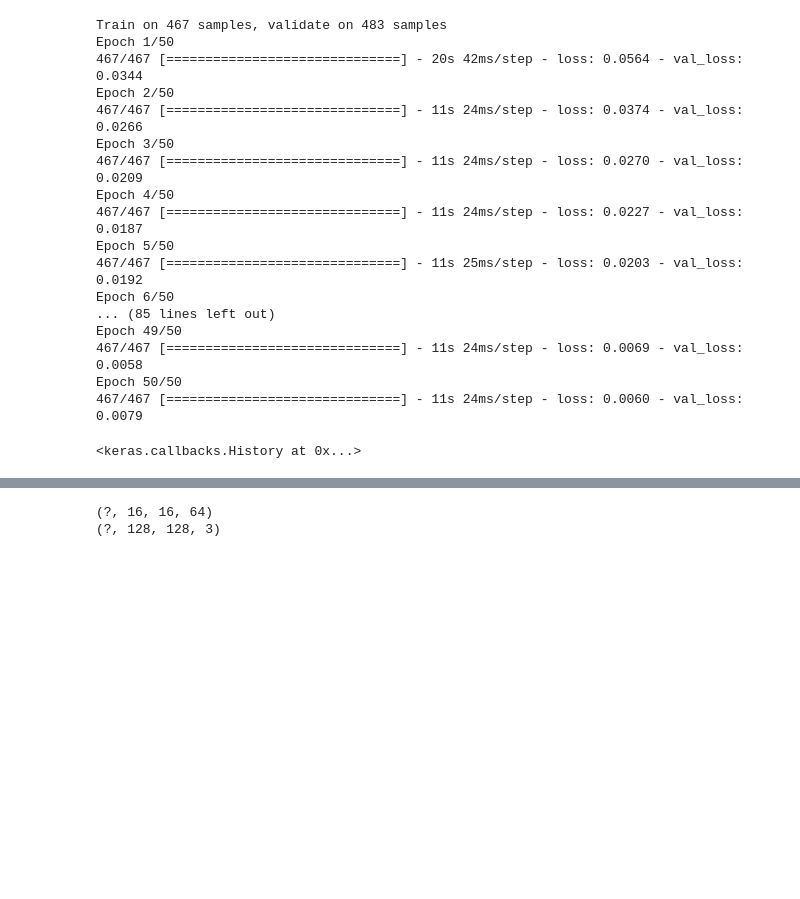
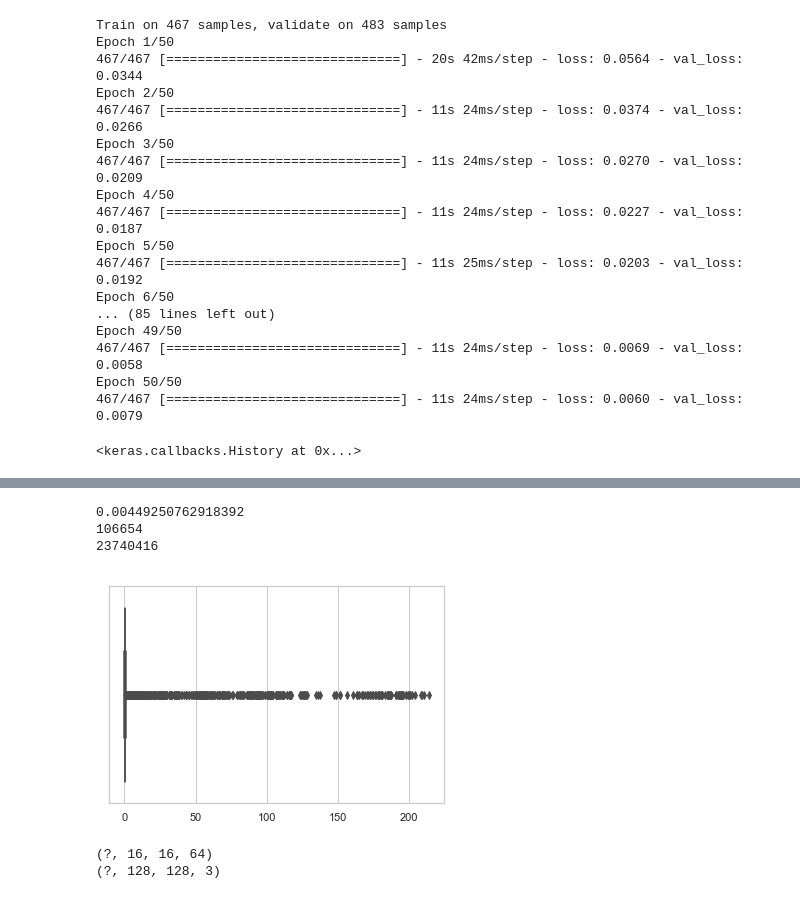
Before and after one commit to rxgranda/cv, a Jupyter notebook: CV Project 2 Nuevo Intento.ipynb, the cells around one changed output, grey strips where cells are left out. Saved outputs shown, nothing was run; the diff lists cells and outputs as text; code cells hidden in the pictures; blank space fills up the shorter version.

```diff
--- a/CV Project 2 Nuevo Intento.ipynb
+++ b/CV Project 2 Nuevo Intento.ipynb
@@ -304,3 +311,23 @@ np.max(decoded_imgs)
+# %%
+import seaborn as sns
+import pandas as pd
+sns.set(style="whitegrid")
+
+ax = sns.boxplot(x=decoded_imgs.flatten())
+
+aaa=pd.DataFrame(decoded_imgs.flatten(),columns=["pixel"])
+s1=aaa.shape[0]
+bbb=aaa[(aaa["pixel"]>=0) |  (aaa["pixel"]<=1)]
+s2=aaa[(aaa["pixel"]>1) |  (aaa["pixel"]<0)].shape[0]
+print(s2/s1)
+#sns.kdeplot(bbb["pixel"], bw=0.1 , cut=0)
+print(s2)
+print(s1)
+# %% [output]
+0.00449250762918392
+106654
+23740416
+[figure, added]
 # %%
 from keras.layers import Input, Dense, Conv2D, MaxPooling2D, UpSampling2D
 from keras.models import Model
```
Also changed, not shown: parts of 4 cells of this notebook, 3 other files.
